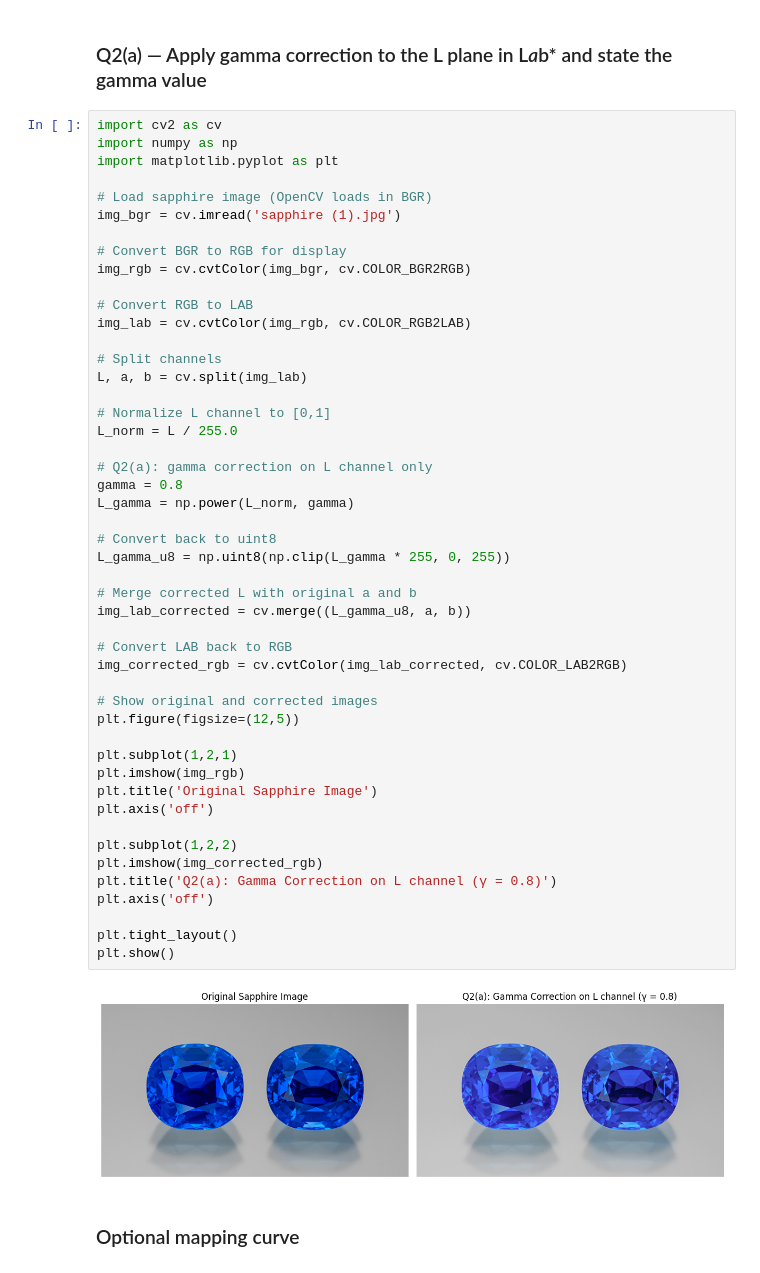
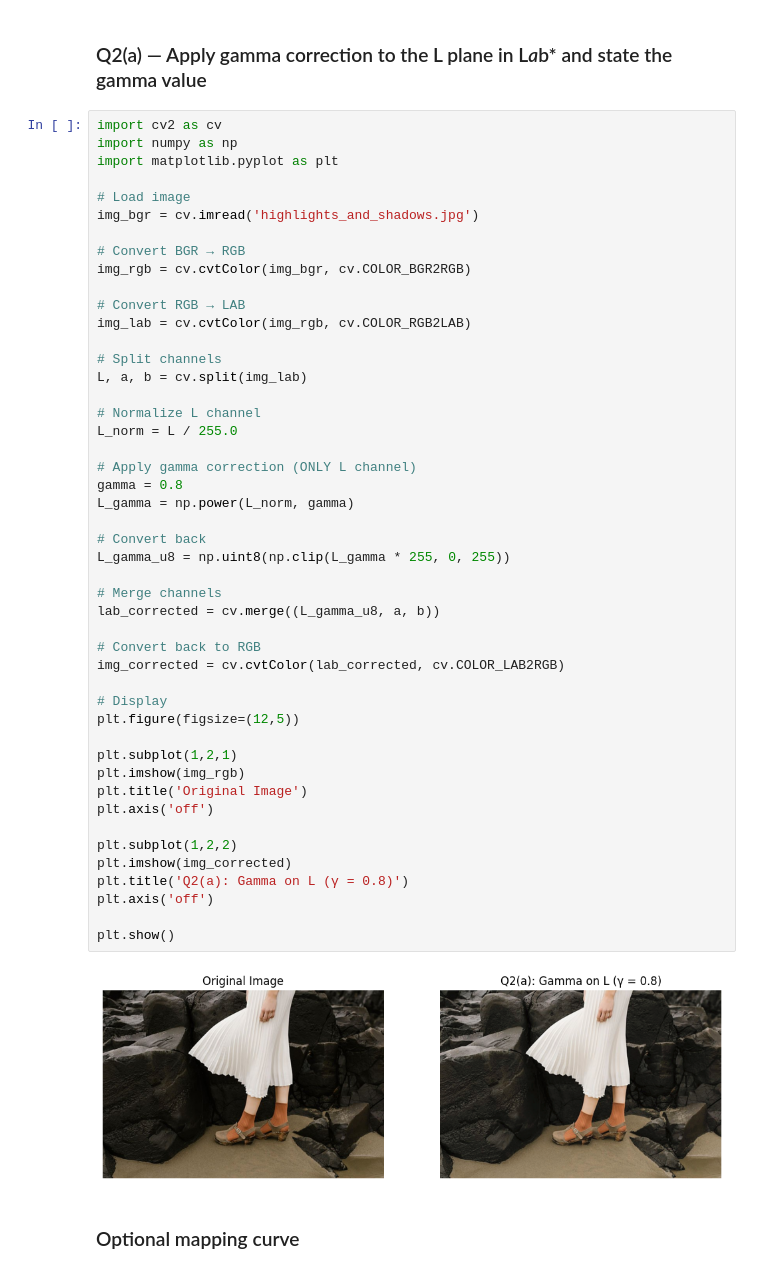
Before and after one commit to dineshabey/msc-ai-computer-vision-assignment-01, a Jupyter notebook: Q-02/Q2_Solutions.ipynb, the cells around one changed output. Drawn from its saved outputs; the diff is of its cells as text.

```diff
--- a/Q-02/Q2_Solutions.ipynb
+++ b/Q-02/Q2_Solutions.ipynb
@@ -5,51 +5,50 @@ import cv2 as cv
 import numpy as np
 import matplotlib.pyplot as plt
 
-# Load sapphire image (OpenCV loads in BGR)
-img_bgr = cv.imread('sapphire (1).jpg')
+# Load image
+img_bgr = cv.imread('highlights_and_shadows.jpg')
 
-# Convert BGR to RGB for display
+# Convert BGR → RGB
 img_rgb = cv.cvtColor(img_bgr, cv.COLOR_BGR2RGB)
 
-# Convert RGB to LAB
+# Convert RGB → LAB
 img_lab = cv.cvtColor(img_rgb, cv.COLOR_RGB2LAB)
 
 # Split channels
 L, a, b = cv.split(img_lab)
 
-# Normalize L channel to [0,1]
+# Normalize L channel
 L_norm = L / 255.0
 
-# Q2(a): gamma correction on L channel only
+# Apply gamma correction (ONLY L channel)
 gamma = 0.8
 L_gamma = np.power(L_norm, gamma)
 
-# Convert back to uint8
+# Convert back
 L_gamma_u8 = np.uint8(np.clip(L_gamma * 255, 0, 255))
 
-# Merge corrected L with original a and b
-img_lab_corrected = cv.merge((L_gamma_u8, a, b))
+# Merge channels
+lab_corrected = cv.merge((L_gamma_u8, a, b))
 
-# Convert LAB back to RGB
-img_corrected_rgb = cv.cvtColor(img_lab_corrected, cv.COLOR_LAB2RGB)
+# Convert back to RGB
+img_corrected = cv.cvtColor(lab_corrected, cv.COLOR_LAB2RGB)
 
-# Show original and corrected images
+# Display
 plt.figure(figsize=(12,5))
 
 plt.subplot(1,2,1)
 plt.imshow(img_rgb)
-plt.title('Original Sapphire Image')
+plt.title('Original Image')
 plt.axis('off')
 
 plt.subplot(1,2,2)
-plt.imshow(img_corrected_rgb)
-plt.title('Q2(a): Gamma Correction on L channel (γ = 0.8)')
+plt.imshow(img_corrected)
+plt.title('Q2(a): Gamma on L (γ = 0.8)')
 plt.axis('off')
 
-plt.tight_layout()
 plt.show()
 # %% [output]
-[figure, old version]
+[figure, new version]
 # %% [markdown]
 ### Optional mapping curve
 # %%
```
Also changed, not shown: parts of 4 cells of this notebook, 1 other file.
